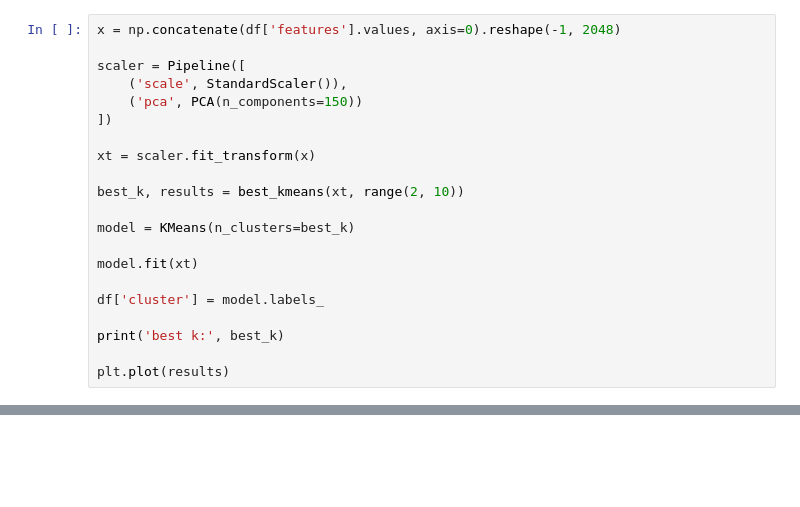
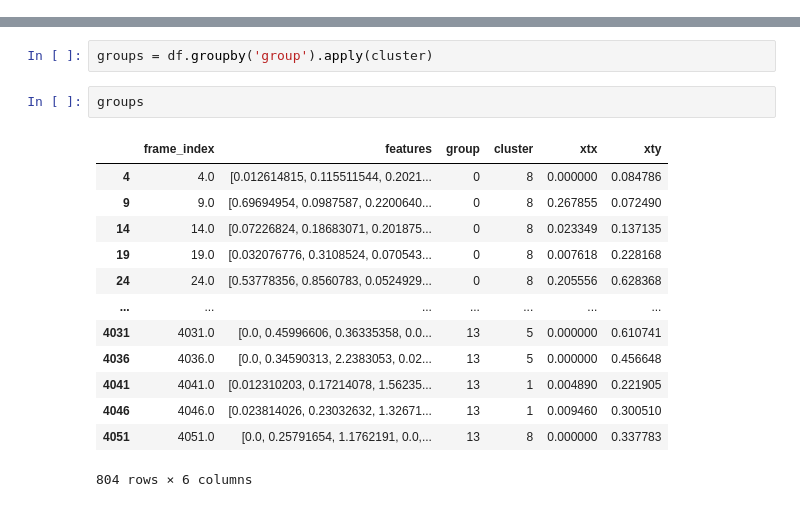
Before and after one commit to jackmead515/fix-dive, a Jupyter notebook: research/preprocess/cluster.ipynb, the cells around one changed output, grey strips where cells are left out. Saved outputs shown, nothing was run; the diff lists cells and outputs as text; blank space fills up the shorter version.

```diff
--- a/research/preprocess/cluster.ipynb
+++ b/research/preprocess/cluster.ipynb
@@ -56,21 +98,0 @@ def best_kmeans(scaled_data, k_range):
-# %%
-x = np.concatenate(df['features'].values, axis=0).reshape(-1, 2048)
-
-scaler = Pipeline([
-    ('scale', StandardScaler()),
-    ('pca', PCA(n_components=150))
-])
-
-xt = scaler.fit_transform(x)
-
-best_k, results = best_kmeans(xt, range(2, 10))
-
-model = KMeans(n_clusters=best_k)
-
-model.fit(xt)
-
-df['cluster'] = model.labels_
-
-print('best k:', best_k)
-
-plt.plot(results)
@@ -86,3 +99,21 @@ See the caveats in the documentation: https://pandas.pydata.org/pandas-docs/stab
+# %%
+groups = df.groupby('group').apply(cluster)
+# %%
+groups
+# %% [output]
+|  | frame_index | features | group | cluster | xtx | xty |
+| 4 | 4.0 | [0.012614815, 0.115511544, 0.2021... | 0 | 8 | 0.000000 | 0.084786 |
+| 9 | 9.0 | [0.69694954, 0.0987587, 0.2200640... | 0 | 8 | 0.267855 | 0.072490 |
+| 14 | 14.0 | [0.07226824, 0.18683071, 0.201875... | 0 | 8 | 0.023349 | 0.137135 |
+| 19 | 19.0 | [0.032076776, 0.3108524, 0.070543... | 0 | 8 | 0.007618 | 0.228168 |
+| 24 | 24.0 | [0.53778356, 0.8560783, 0.0524929... | 0 | 8 | 0.205556 | 0.628368 |
+| ... | ... | ... | ... | ... | ... | ... |
+| 4031 | 4031.0 | [0.0, 0.45996606, 0.36335358, 0.0... | 13 | 5 | 0.000000 | 0.610741 |
+| 4036 | 4036.0 | [0.0, 0.34590313, 2.2383053, 0.02... | 13 | 5 | 0.000000 | 0.456648 |
+| 4041 | 4041.0 | [0.012310203, 0.17214078, 1.56235... | 13 | 1 | 0.004890 | 0.221905 |
+| 4046 | 4046.0 | [0.023814026, 0.23032632, 1.32671... | 13 | 1 | 0.009460 | 0.300510 |
+| 4051 | 4051.0 | [0.0, 0.25791654, 1.1762191, 0.0,... | 13 | 8 | 0.000000 | 0.337783 |
+804 rows × 6 columns
 # %%
 import seaborn as sns
 
```
Also changed, not shown: parts of 9 cells of this notebook, 4 other files.
